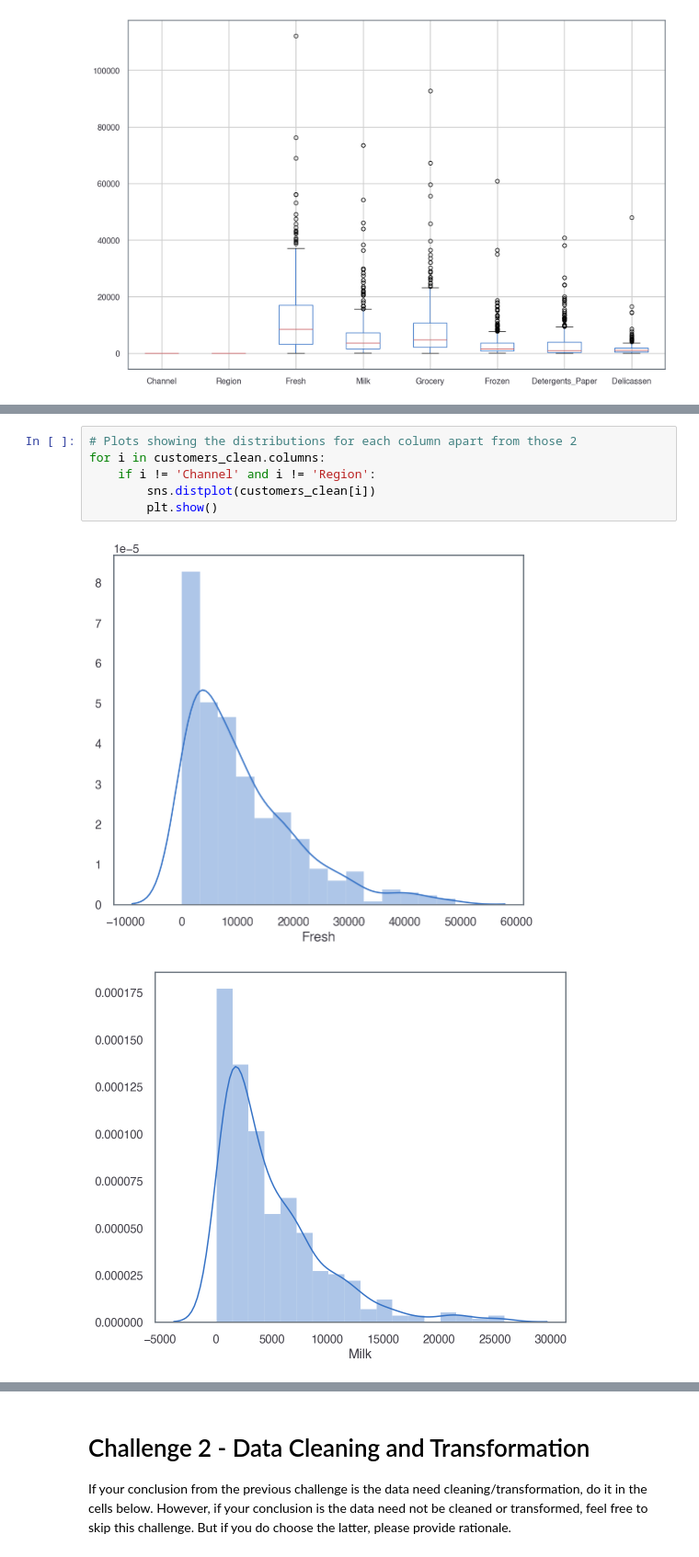
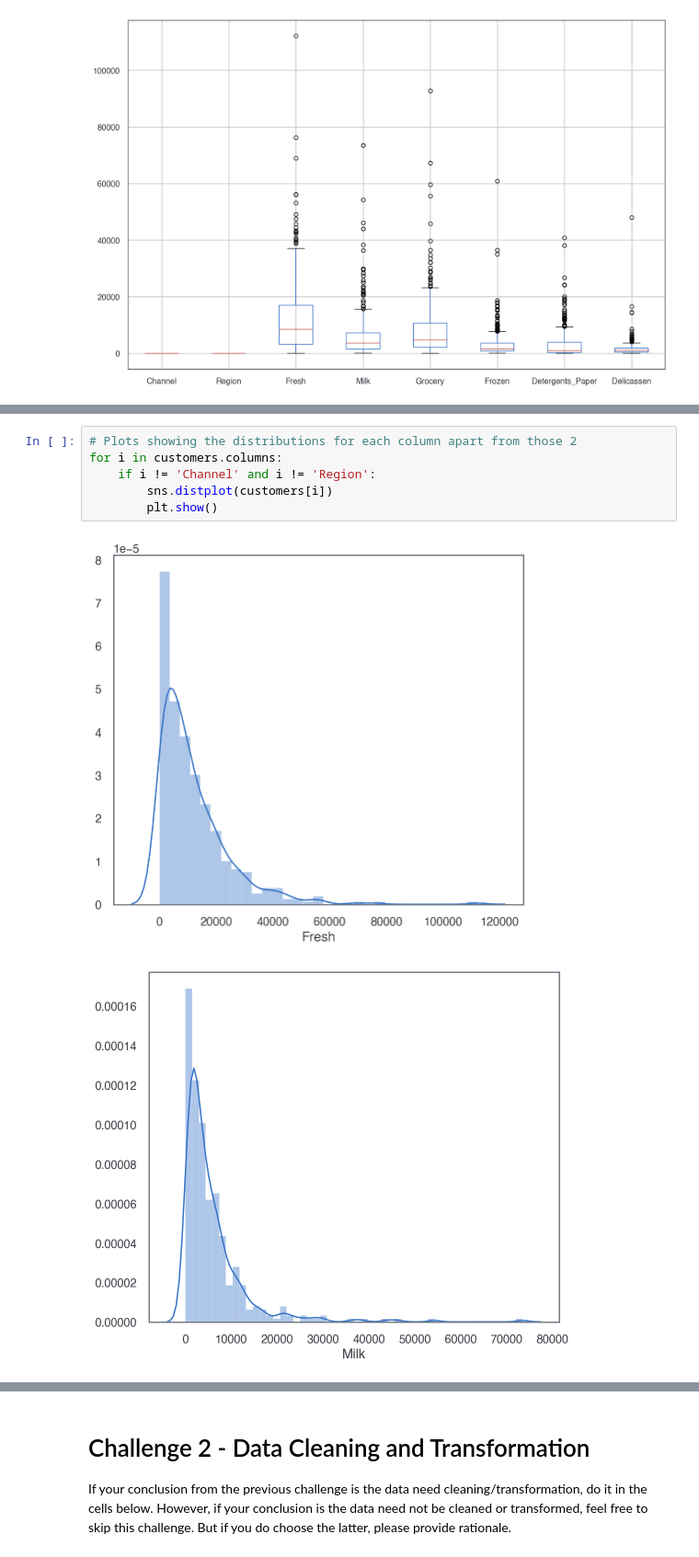
Before and after one commit to ta-data-lis/lab-unsupervised-learning, a Jupyter notebook: your-code/main.ipynb, the cells around one changed output, grey strips where cells are left out. Shown at 92% size. Drawn from its saved outputs; the diff is of its cells as text.

```diff
--- a/your-code/main.ipynb
+++ b/your-code/main.ipynb
@@ -104,9 +101,9 @@ for k in range(9):
 # %%
 # Plots showing the distributions for each column apart from those 2
-for i in customers_clean.columns:
+for i in customers.columns:
     if i != 'Channel' and i != 'Region':
-        sns.distplot(customers_clean[i])
+        sns.distplot(customers[i])
         plt.show()
 # %% [output]
-[figure, old version]
+[figure, new version]
-[figure, old version]
+[figure, new version]
```
Also changed, not shown: parts of 23 cells of this notebook.
